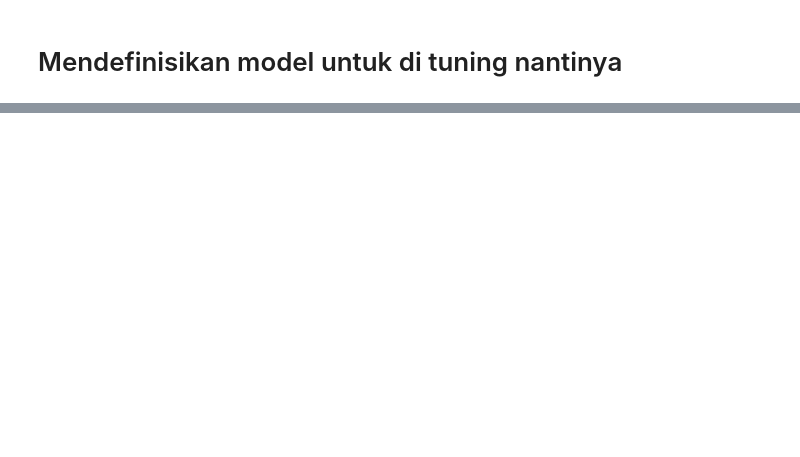
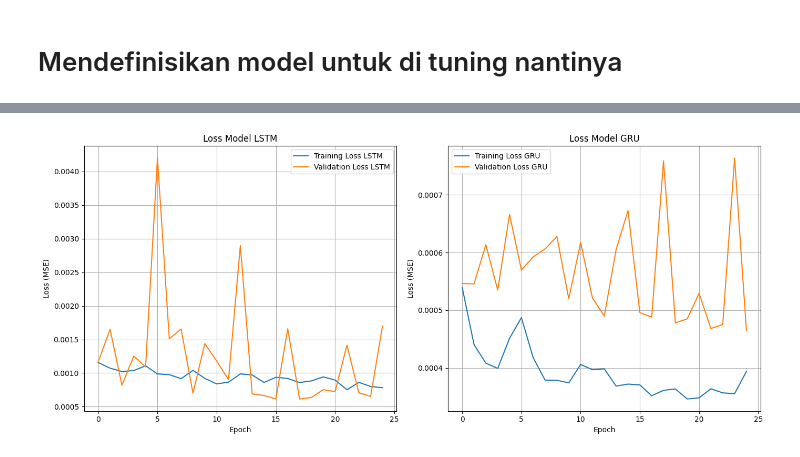
Before and after one commit to ulung3ko/deep-learning-assignment-hyperparameter-tuning, a Jupyter notebook: hyperparameter_tuning.ipynb, the cells around one changed output, grey strips where cells are left out. Drawn from its saved outputs; the diff is of its cells as text; code cells hidden in the pictures; blank space fills up the shorter version.

```diff
--- a/hyperparameter_tuning.ipynb
+++ b/hyperparameter_tuning.ipynb
@@ -215,0 +493,33 @@ Hyperparameter yang didefinisikan:
+# %%
+num_models_to_plot = len(model_results)
+if num_models_to_plot > 0:
+    plt.figure(figsize=(7 * num_models_to_plot, 6))
+
+    plot_idx_counter = 1
+    if 'LSTM' in model_results:
+        plt.subplot(1, num_models_to_plot, plot_idx_counter)
+        plt.plot(model_results['LSTM']['History'].history['loss'], label='Training Loss LSTM')
+        plt.plot(model_results['LSTM']['History'].history['val_loss'], label='Validation Loss LSTM')
+        plt.title('Loss Model LSTM')
+        plt.xlabel('Epoch')
+        plt.ylabel('Loss (MSE)')
+        plt.legend()
+        plt.grid(True)
+        plot_idx_counter += 1
+
+    if 'GRU' in model_results:
+        plt.subplot(1, num_models_to_plot, plot_idx_counter)
+        plt.plot(model_results['GRU']['History'].history['loss'], label='Training Loss GRU')
+        plt.plot(model_results['GRU']['History'].history['val_loss'], label='Validation Loss GRU')
+        plt.title('Loss Model GRU')
+        plt.xlabel('Epoch')
+        plt.ylabel('Loss (MSE)')
+        plt.legend()
+        plt.grid(True)
+
+    plt.tight_layout()
+    plt.show()
+else:
+    print("Tidak ada hasil model untuk membuat plot kurva loss.")
+# %% [output]
+[figure, added]
```
Also changed, not shown: parts of 22 cells of this notebook.
